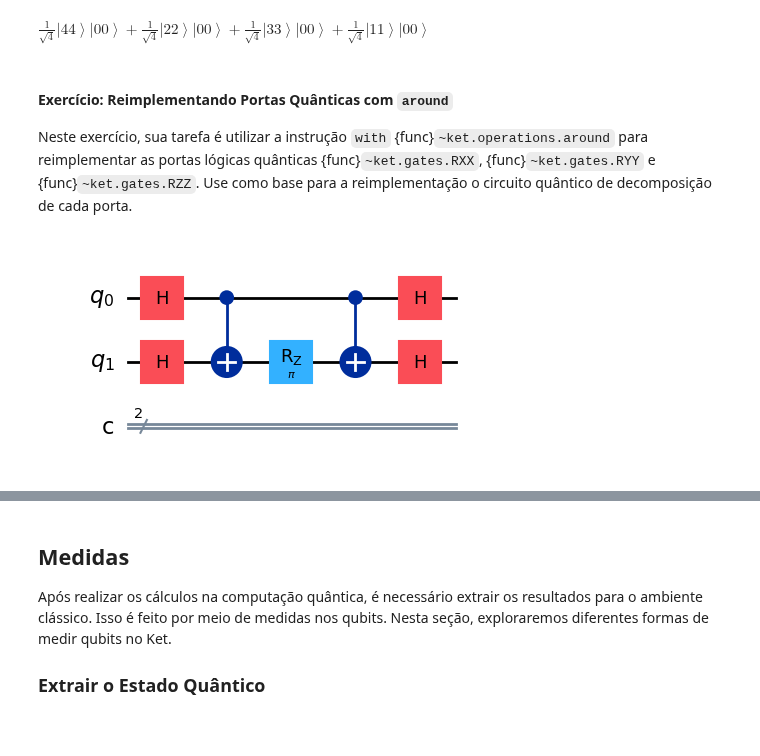
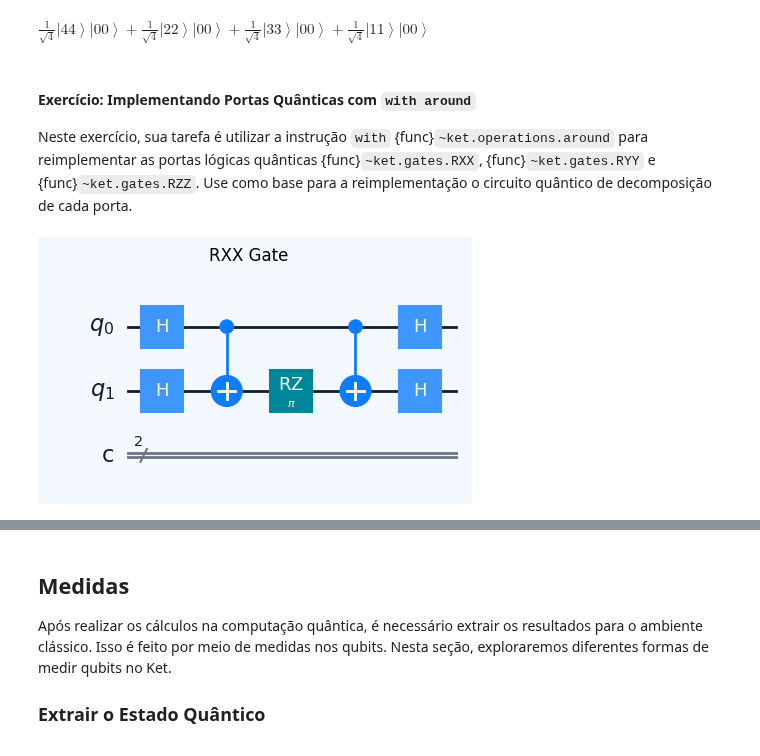
Before and after one commit to evandro-crr/ket-book, a Jupyter notebook: _sources/kettutorial.ipynb, the cells around one changed output, grey strips where cells are left out. Cells and saved outputs as stored; diff of their text form; code cells hidden in the pictures.

```diff
--- a/_sources/kettutorial.ipynb
+++ b/_sources/kettutorial.ipynb
@@ -635,13 +633,15 @@ $\displaystyle \frac{1}{\sqrt{4}} \left|11\right>\left|00\right>+\frac{1}{\sqrt{
 Emaranhamento removido condicionalmente:
 $\displaystyle \frac{1}{\sqrt{4}} \left|44\right>\left|00\right>+\frac{1}{\sqrt{4}} \left|22\right>\left|00\right>+\frac{1}{\sqrt{4}} \left|33\right>\left|00\right>+\frac{1}{\sqrt{4}} \left|11\right>\left|00\right>$
 # %% [markdown]
-#### Exercício: Reimplementando Portas Quânticas com `around`
+#### Exercício: Implementando Portas Quânticas com `with around`
 
 Neste exercício, sua tarefa é utilizar a instrução `with` {func}`~ket.operations.around` para reimplementar as portas lógicas quânticas {func}`~ket.gates.RXX`, {func}`~ket.gates.RYY` e {func}`~ket.gates.RZZ`. Use como base para a reimplementação o circuito quântico de decomposição de cada porta.
 # %%
-qulib.draw(gate=RXX(3.141592654), num_qubits=(1, 1), output="mpl")
+fig = qulib.draw(gate=RXX(3.141592654), num_qubits=(1, 1), output="mpl")
+fig.suptitle("RXX Gate")
+fig
 # %% [output]
-[figure, old version]
+[figure, new version]
 # %%
 def porta_rxx(theta: float, qubits: Quant):
     # Implemente a portas RXX(ϴ)
```
Also changed, not shown: parts of 20 cells of this notebook, 15 other files.
